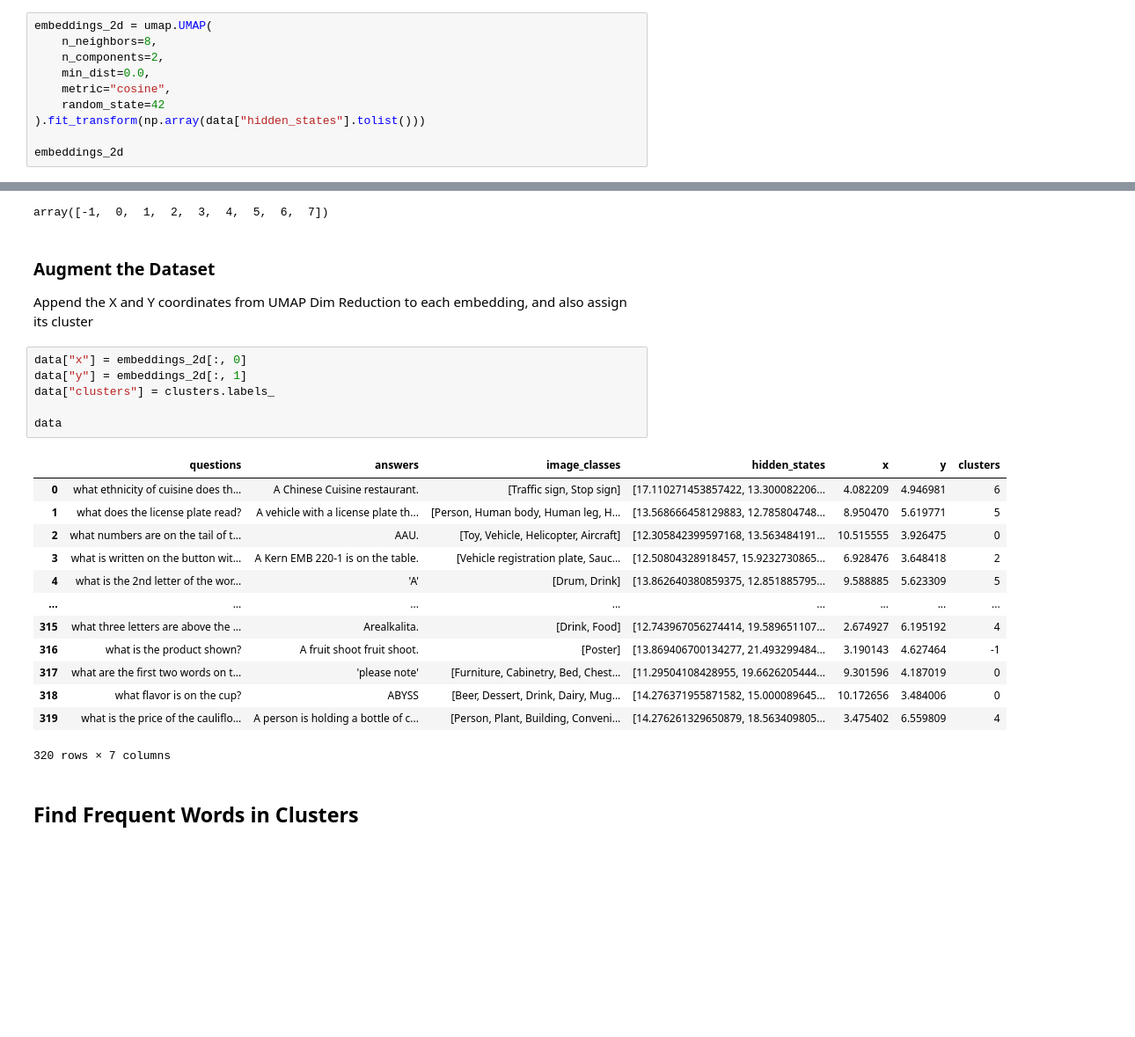
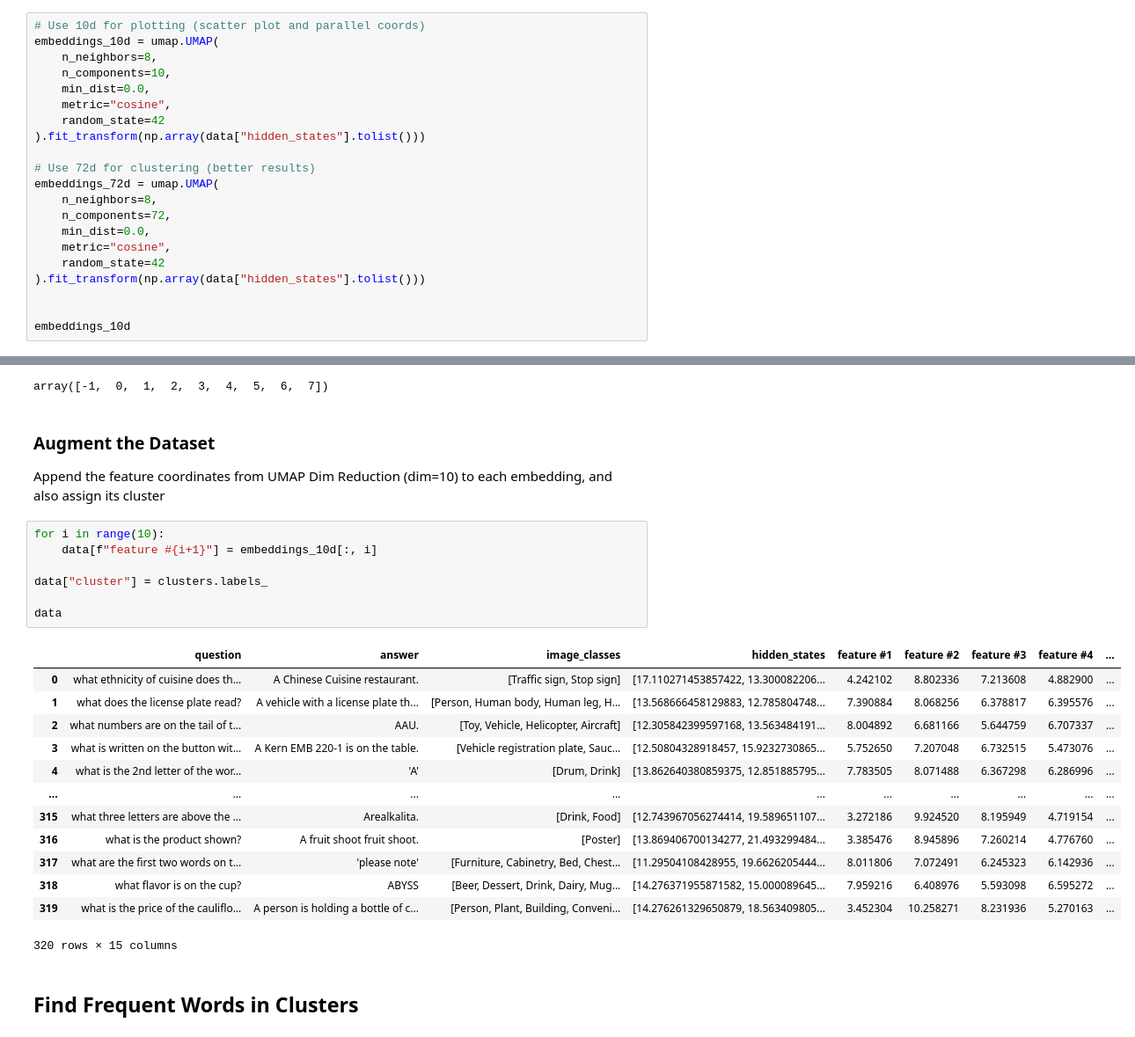
Before and after one commit to faustotnc/vqxplore, a Jupyter notebook: topic_model.ipynb, the cells around one changed output, grey strips where cells are left out. Shown at 88% size. Drawn from its saved outputs; the diff is of its cells as text; blank space fills up the shorter version.

```diff
--- a/topic_model.ipynb
+++ b/topic_model.ipynb
@@ -29,13 +34,24 @@ data
 # %% [markdown]
 ### Reduce the Dimensionality of the Embeddings With UMAP
 # %%
-embeddings_2d = umap.UMAP(
+# Use 10d for plotting (scatter plot and parallel coords)
+embeddings_10d = umap.UMAP(
     n_neighbors=8,
-    n_components=2,
+    n_components=10,
     min_dist=0.0,
     metric="cosine",
     random_state=42
 ).fit_transform(np.array(data["hidden_states"].tolist()))
 
-embeddings_2d
+# Use 72d for clustering (better results)
+embeddings_72d = umap.UMAP(
+    n_neighbors=8,
+    n_components=72,
+    min_dist=0.0,
+    metric="cosine",
+    random_state=42
+).fit_transform(np.array(data["hidden_states"].tolist()))
+
+
+embeddings_10d
 # %% [output]
@@ -73,27 +85,28 @@ np.unique(clusters.labels_)
 array([-1,  0,  1,  2,  3,  4,  5,  6,  7])
 # %% [markdown]
 ### Augment the Dataset
-Append the X and Y coordinates from UMAP Dim Reduction to each embedding, and also assign its cluster
+Append the feature coordinates from UMAP Dim Reduction (dim=10) to each embedding, and also assign its cluster
-# %%
-data["x"] = embeddings_2d[:, 0]
-data["y"] = embeddings_2d[:, 1]
-data["clusters"] = clusters.labels_
-
-data
-# %% [output]
-|  | questions | answers | image_classes | hidden_states | x | y | clusters |
-| 0 | what ethnicity of cuisine does th... | A Chinese Cuisine restaurant. | [Traffic sign, Stop sign] | [17.110271453857422, 13.300082206... | 4.082209 | 4.946981 | 6 |
-| 1 | what does the license plate read? | A vehicle with a license plate th... | [Person, Human body, Human leg, H... | [13.568666458129883, 12.785804748... | 8.950470 | 5.619771 | 5 |
-| 2 | what numbers are on the tail of t... | AAU. | [Toy, Vehicle, Helicopter, Aircraft] | [12.305842399597168, 13.563484191... | 10.515555 | 3.926475 | 0 |
-| 3 | what is written on the button wit... | A Kern EMB 220-1 is on the table. | [Vehicle registration plate, Sauc... | [12.50804328918457, 15.9232730865... | 6.928476 | 3.648418 | 2 |
-| 4 | what is the 2nd letter of the wor... | 'A' | [Drum, Drink] | [13.862640380859375, 12.851885795... | 9.588885 | 5.623309 | 5 |
-| ... | ... | ... | ... | ... | ... | ... | ... |
-| 315 | what three letters are above the ... | Arealkalita. | [Drink, Food] | [12.743967056274414, 19.589651107... | 2.674927 | 6.195192 | 4 |
-| 316 | what is the product shown? | A fruit shoot fruit shoot. | [Poster] | [13.869406700134277, 21.493299484... | 3.190143 | 4.627464 | -1 |
-| 317 | what are the first two words on t... | 'please note' | [Furniture, Cabinetry, Bed, Chest... | [11.29504108428955, 19.6626205444... | 9.301596 | 4.187019 | 0 |
-| 318 | what flavor is on the cup? | ABYSS | [Beer, Dessert, Drink, Dairy, Mug... | [14.276371955871582, 15.000089645... | 10.172656 | 3.484006 | 0 |
-| 319 | what is the price of the cauliflo... | A person is holding a bottle of c... | [Person, Plant, Building, Conveni... | [14.276261329650879, 18.563409805... | 3.475402 | 6.559809 | 4 |
-320 rows × 7 columns
+# %%
+for i in range(10):
+    data[f"feature #{i+1}"] = embeddings_10d[:, i]
+
+data["cluster"] = clusters.labels_
+
+data
+# %% [output]
+|  | question | answer | image_classes | hidden_states | feature #1 | feature #2 | feature #3 | feature #4 | ... |
+| 0 | what ethnicity of cuisine does th... | A Chinese Cuisine restaurant. | [Traffic sign, Stop sign] | [17.110271453857422, 13.300082206... | 4.242102 | 8.802336 | 7.213608 | 4.882900 | ... |
+| 1 | what does the license plate read? | A vehicle with a license plate th... | [Person, Human body, Human leg, H... | [13.568666458129883, 12.785804748... | 7.390884 | 8.068256 | 6.378817 | 6.395576 | ... |
+| 2 | what numbers are on the tail of t... | AAU. | [Toy, Vehicle, Helicopter, Aircraft] | [12.305842399597168, 13.563484191... | 8.004892 | 6.681166 | 5.644759 | 6.707337 | ... |
+| 3 | what is written on the button wit... | A Kern EMB 220-1 is on the table. | [Vehicle registration plate, Sauc... | [12.50804328918457, 15.9232730865... | 5.752650 | 7.207048 | 6.732515 | 5.473076 | ... |
+| 4 | what is the 2nd letter of the wor... | 'A' | [Drum, Drink] | [13.862640380859375, 12.851885795... | 7.783505 | 8.071488 | 6.367298 | 6.286996 | ... |
+| ... | ... | ... | ... | ... | ... | ... | ... | ... | ... |
+| 315 | what three letters are above the ... | Arealkalita. | [Drink, Food] | [12.743967056274414, 19.589651107... | 3.272186 | 9.924520 | 8.195949 | 4.719154 | ... |
+| 316 | what is the product shown? | A fruit shoot fruit shoot. | [Poster] | [13.869406700134277, 21.493299484... | 3.385476 | 8.945896 | 7.260214 | 4.776760 | ... |
+| 317 | what are the first two words on t... | 'please note' | [Furniture, Cabinetry, Bed, Chest... | [11.29504108428955, 19.6626205444... | 8.011806 | 7.072491 | 6.245323 | 6.142936 | ... |
+| 318 | what flavor is on the cup? | ABYSS | [Beer, Dessert, Drink, Dairy, Mug... | [14.276371955871582, 15.000089645... | 7.959216 | 6.408976 | 5.593098 | 6.595272 | ... |
+| 319 | what is the price of the cauliflo... | A person is holding a bottle of c... | [Person, Plant, Building, Conveni... | [14.276261329650879, 18.563409805... | 3.452304 | 10.258271 | 8.231936 | 5.270163 | ... |
+320 rows × 15 columns
 # %% [markdown]
 ## Find Frequent Words in Clusters
 # %%
```
Also changed, not shown: parts of 9 cells of this notebook, 5 other files.
